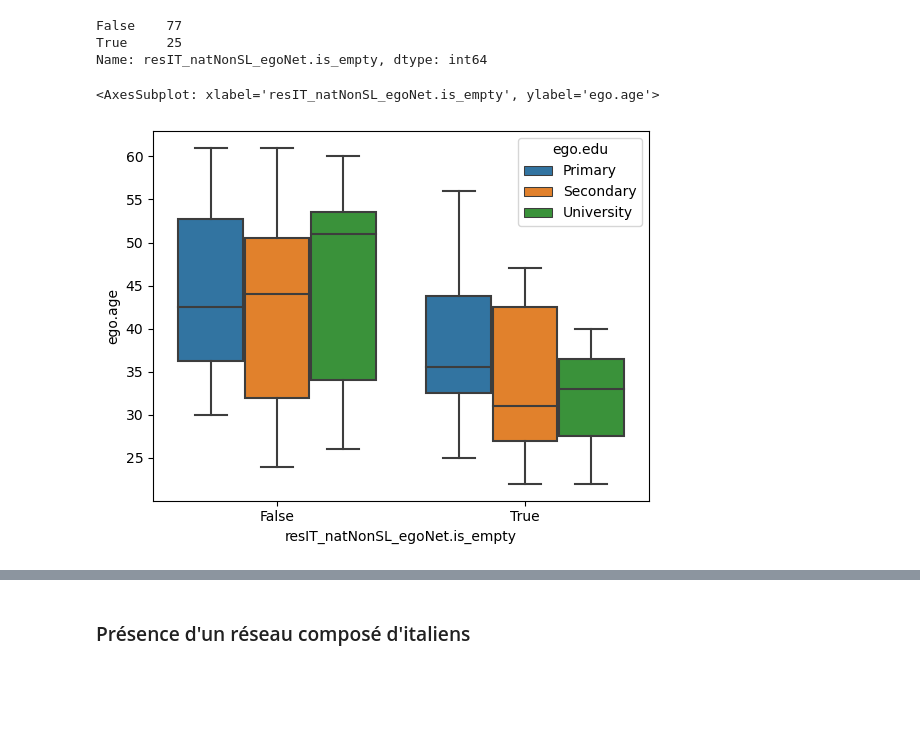
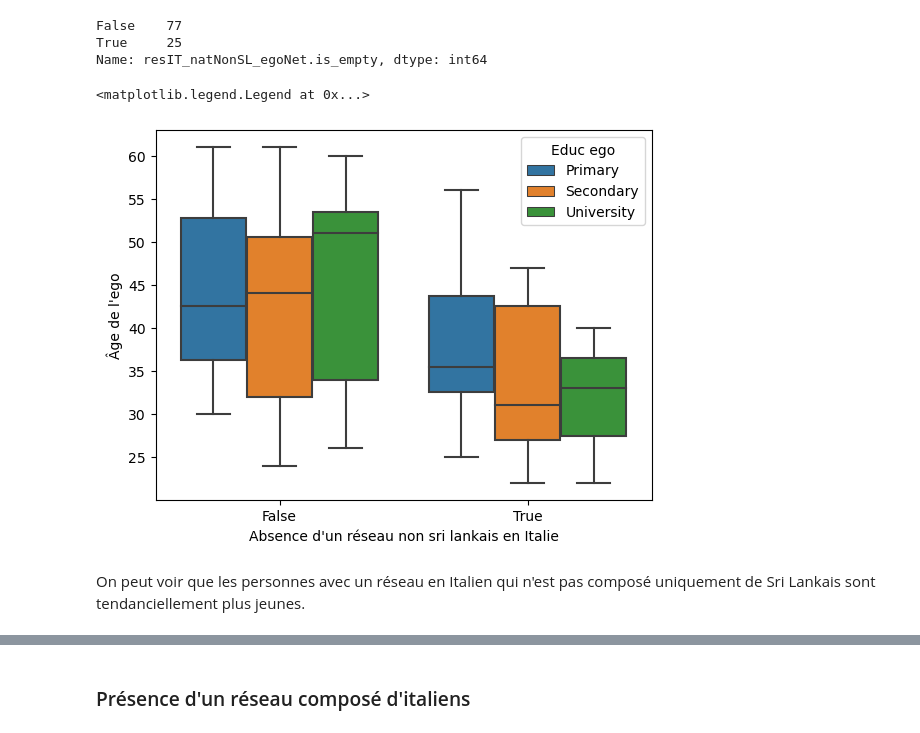
Before and after one commit to LeoMaurice/reseau_class, a Jupyter notebook: project_migrants/src/integration_analysis.ipynb, the cells around one changed output, grey strips where cells are left out. Drawn from its saved outputs; the diff is of its cells as text; code cells hidden in the pictures; blank space fills up the shorter version.

```diff
--- a/project_migrants/src/integration_analysis.ipynb
+++ b/project_migrants/src/integration_analysis.ipynb
@@ -33,6 +33,15 @@ Egos.set_index("ego_ID", inplace=True)
 reference_year = 2018 # year of Vacca's publication
 Egos["ego.years_since_arr"] = reference_year - Egos["ego.arr"]
 
+# Définir les limites des catégories
+bins = [-1, 4, 9, 14, 19, 24, float('inf')]  # Les limites des catégories sont inclusives à gauche et exclusives à droite
+
+# Définir les labels des catégories
+labels = ['0-4 ans', '5-9 ans', '10-14 ans', '15-19 ans', '20-24 ans' , '25+ ans']
+
+# Créer une nouvelle colonne avec les catégories
+Egos['ego.years_since_arr.cat'] = pd.cut(Egos['ego.years_since_arr'], bins=bins, labels=labels)
+
 Egos.sample(5)
 # %% [output]
 |  | ego.sex | ego.age | ego.arr | ego.edu | ego.inc | empl | ego.empl.bin | ego.age.cat | ego.employed | ... |
@@ -274,7 +297,12 @@ False    77
 True     25
 Name: resIT_natNonSL_egoNet.is_empty, dtype: int64
 # %%
-sns.boxplot(data=Egos, x='resIT_natNonSL_egoNet.is_empty', y="ego.age", hue="ego.edu")
+sns.boxplot(data=Egos, x='resIT_natNonSL_egoNet.is_empty', y="ego.age", hue="ego.edu", hue_order=order_edu_cat)
+plt.xlabel("Absence d'un réseau non sri lankais en Italie")
+plt.ylabel("Âge de l'ego")
+plt.legend(title='Educ ego')
 # %% [output]
-<AxesSubplot: xlabel='resIT_natNonSL_egoNet.is_empty', ylabel='ego.age'>
+<matplotlib.legend.Legend at 0x...>
-[figure, old version]
+[figure, new version]
+# %% [markdown]
+On peut voir que les personnes avec un réseau en Italien qui n'est pas composé uniquement de Sri Lankais sont tendanciellement plus jeunes.
```
Also changed, not shown: parts of 25 cells of this notebook.
